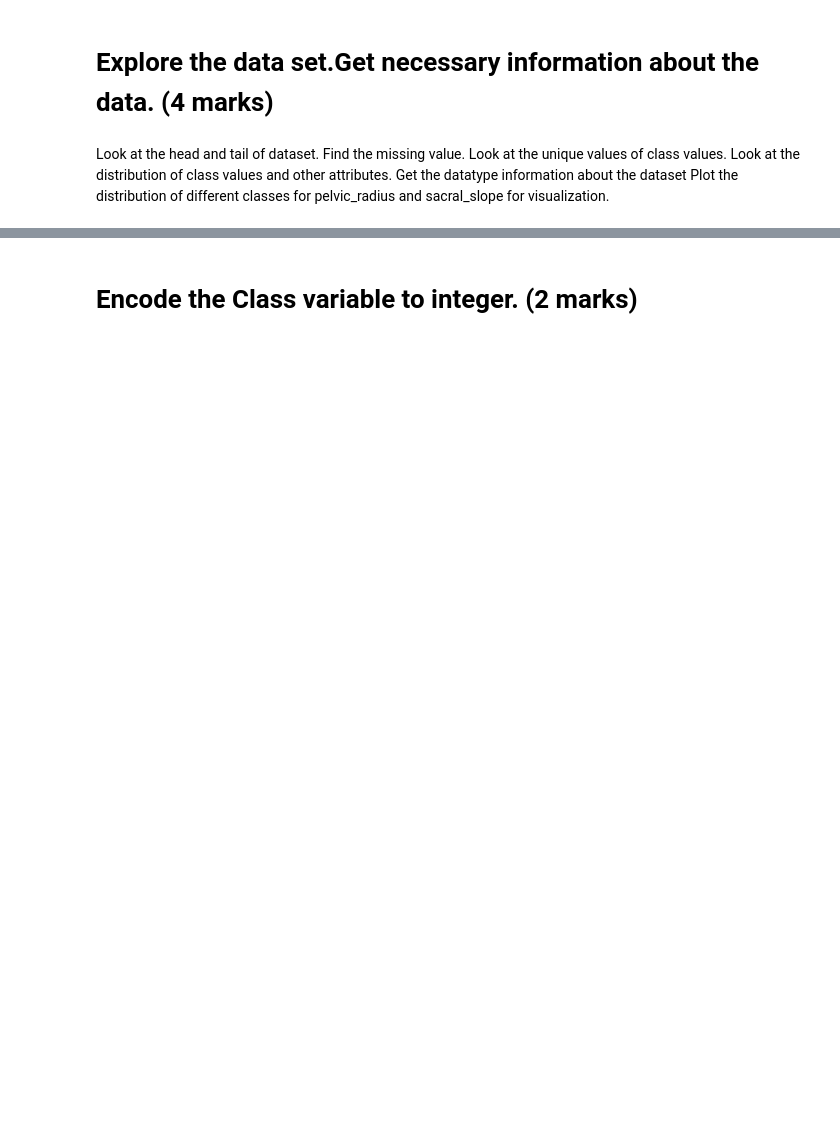
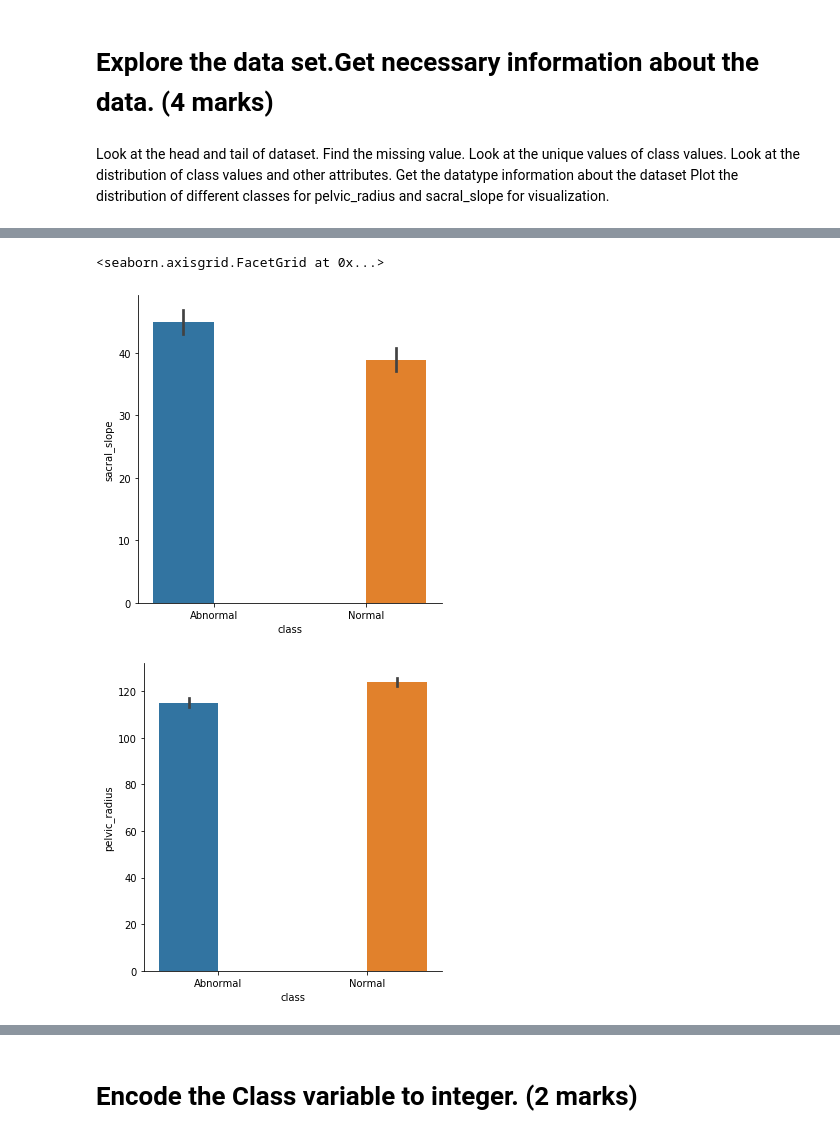
Before and after one commit to shivendra17/Shivendra, a Jupyter notebook: Project - kNN- Patient type Classification.ipynb, the cells around one changed output, grey strips where cells are left out. Drawn from its saved outputs; the diff is of its cells as text; code cells hidden in the pictures; blank space fills up the shorter version.

```diff
--- a/Project - kNN- Patient type Classification.ipynb
+++ b/Project - kNN- Patient type Classification.ipynb
@@ -10,2 +21,5 @@ For example, you want to classify a new element for k = 3. in this case the near
 # %% [markdown]
 # import data 2C_weka.csv for 2 Class Classifcation. (1 mark)
+# %%
+df = pd.read_csv('2Classdata.csv')
+df.head()
@@ -20,0 +97,10 @@ Plot the distribution of different classes for pelvic_radius and sacral_slope fo
+# %%
+#Plot the distribution of different classes for pelvic_radius and sacral_slope for visualization.
+
+sns.catplot(x='class', y = 'sacral_slope', hue = 'class', kind ='bar', data=df)
+
+sns.catplot(x='class', y = 'pelvic_radius', hue = 'class', kind ='bar', data=df)
+# %% [output]
+<seaborn.axisgrid.FacetGrid at 0x...>
+[figure, added]
+[figure, added]
```
Also changed, not shown: parts of 34 cells of this notebook.
